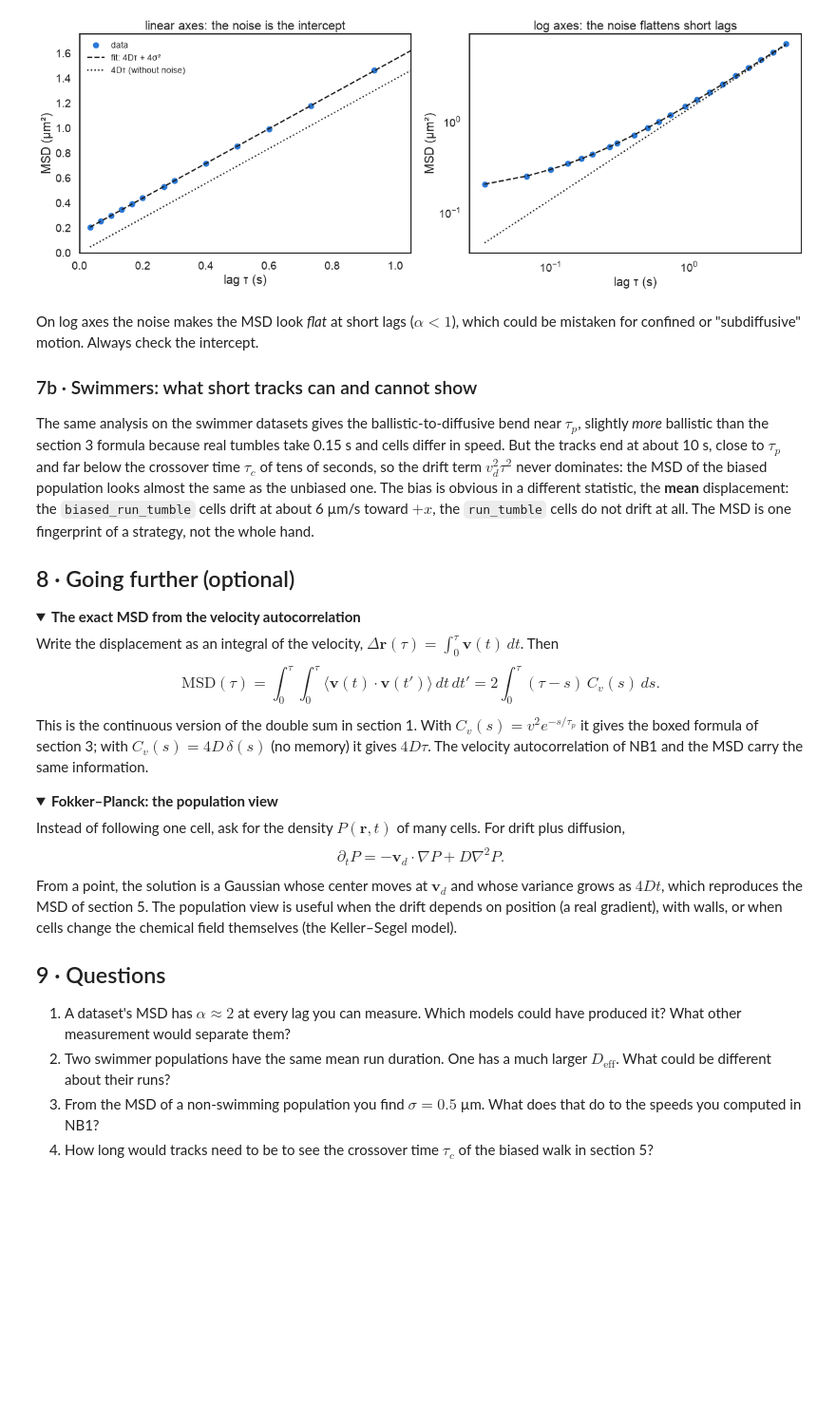
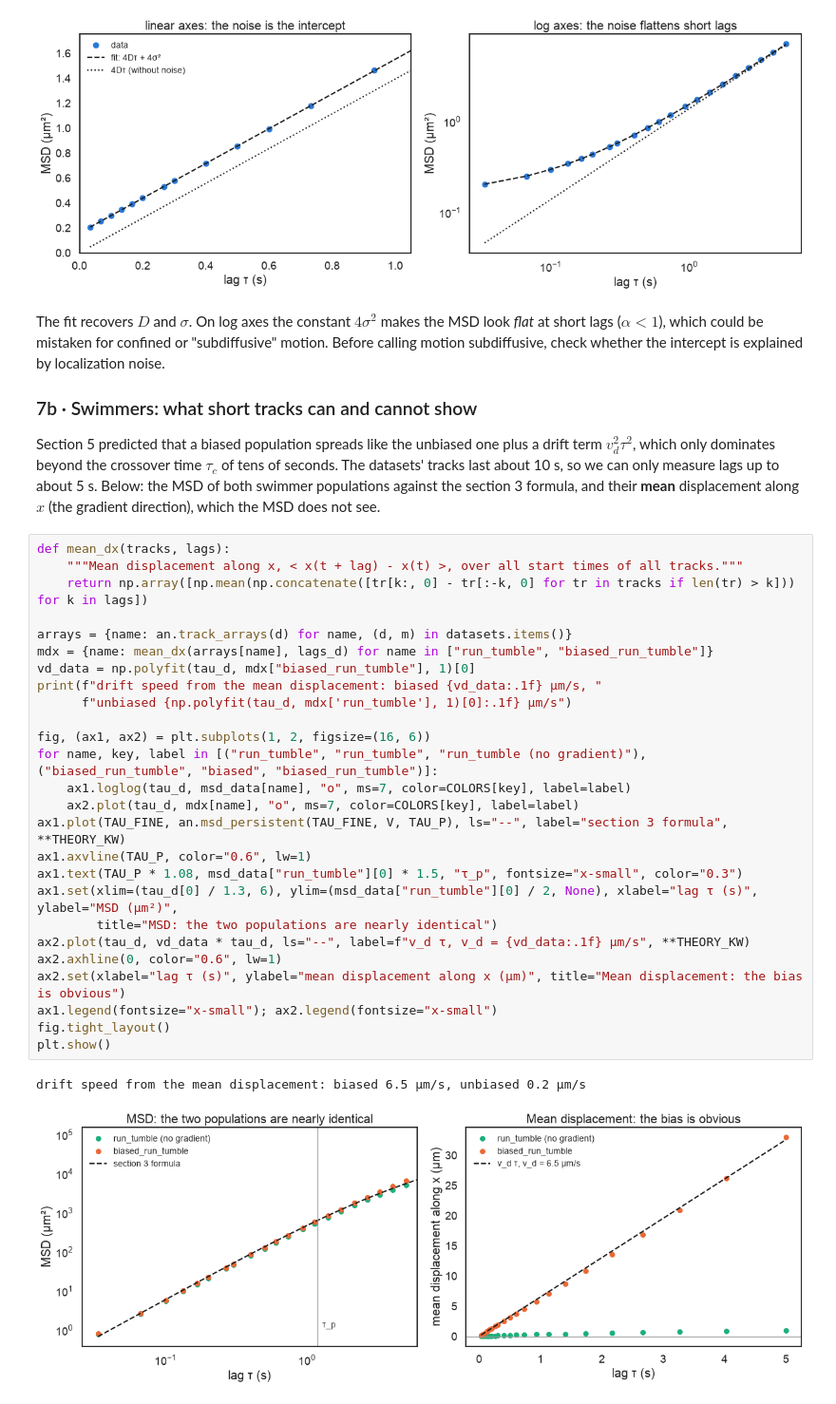
Before and after one commit to emonetlab/random_walk, a Jupyter notebook: notebooks/NB2_msd.ipynb, the cells around one changed output. Shown at 95% size. Cells and saved outputs as stored; diff of their text form; folded sections open; blank space fills up the shorter version.

```diff
--- a/notebooks/NB2_msd.ipynb
+++ b/notebooks/NB2_msd.ipynb
@@ -292,33 +315,37 @@ plt.show()
 fit: D = 0.35 µm²/s, σ = 0.20 µm   (true: D = 0.35, σ = 0.2)
 [figure]
 # %% [markdown]
-On log axes the noise makes the MSD look *flat* at short lags ($\alpha<1$), which could be mistaken for confined or "subdiffusive" motion. Always check the intercept.
+The fit recovers $D$ and $\sigma$. On log axes the constant $4\sigma^2$ makes the MSD look *flat* at short lags ($\alpha<1$), which could be mistaken for confined or "subdiffusive" motion. Before calling motion subdiffusive, check whether the intercept is explained by localization noise.
 
 ### 7b · Swimmers: what short tracks can and cannot show
 
-The same analysis on the swimmer datasets gives the ballistic-to-diffusive bend near $\tau_p$, slightly *more* ballistic than the section 3 formula because real tumbles take 0.15 s and cells differ in speed. But the tracks end at about 10 s, close to $\tau_p$ and far below the crossover time $\tau_c$ of tens of seconds, so the drift term $v_d^2\tau^2$ never dominates: the MSD of the biased population looks almost the same as the unbiased one. The bias is obvious in a different statistic, the **mean** displacement: the `biased_run_tumble` cells drift at about 6 µm/s toward $+x$, the `run_tumble` cells do not drift at all. The MSD is one fingerprint of a strategy, not the whole hand.
-
-## 8 · Going further (optional)
-
-<details>
-<summary><b>The exact MSD from the velocity autocorrelation</b></summary>
-
-Write the displacement as an integral of the velocity, $\Delta\mathbf r(\tau)=\int_0^\tau\mathbf v(t)\,dt$. Then
-$$\mathrm{MSD}(\tau)=\int_0^\tau\!\!\int_0^\tau\langle\mathbf v(t)\cdot\mathbf v(t')\rangle\,dt\,dt'=2\int_0^\tau(\tau-s)\,C_v(s)\,ds .$$
-This is the continuous version of the double sum in section 1. With $C_v(s)=v^2e^{-s/\tau_p}$ it gives the boxed formula of section 3; with $C_v(s)=4D\,\delta(s)$ (no memory) it gives $4D\tau$. The velocity autocorrelation of NB1 and the MSD carry the same information.
-</details>
-
-<details>
-<summary><b>Fokker–Planck: the population view</b></summary>
-
-Instead of following one cell, ask for the density $P(\mathbf r,t)$ of many cells. For drift plus diffusion,
-$$\partial_tP=-\mathbf v_d\cdot\nabla P+D\nabla^2P .$$
-From a point, the solution is a Gaussian whose center moves at $\mathbf v_d$ and whose variance grows as $4Dt$, which reproduces the MSD of section 5. The population view is useful when the drift depends on position (a real gradient), with walls, or when cells change the chemical field themselves (the Keller–Segel model).
-</details>
-
-## 9 · Questions
-
-1. A dataset's MSD has $\alpha\approx2$ at every lag you can measure. Which models could have produced it? What other measurement would separate them?
-2. Two swimmer populations have the same mean run duration. One has a much larger $D_\text{eff}$. What could be different about their runs?
-3. From the MSD of a non-swimming population you find $\sigma=0.5$ µm. What does that do to the speeds you computed in NB1?
-4. How long would tracks need to be to see the crossover time $\tau_c$ of the biased walk in section 5?
+Section 5 predicted that a biased population spreads like the unbiased one plus a drift term $v_d^2\tau^2$, which only dominates beyond the crossover time $\tau_c$ of tens of seconds. The datasets' tracks last about 10 s, so we can only measure lags up to about 5 s. Below: the MSD of both swimmer populations against the section 3 formula, and their **mean** displacement along $x$ (the gradient direction), which the MSD does not see.
+# %%
+def mean_dx(tracks, lags):
+    """Mean displacement along x, < x(t + lag) - x(t) >, over all start times of all tracks."""
+    return np.array([np.mean(np.concatenate([tr[k:, 0] - tr[:-k, 0] for tr in tracks if len(tr) > k])) for k in lags])
+
+arrays = {name: an.track_arrays(d) for name, (d, m) in datasets.items()}
+mdx = {name: mean_dx(arrays[name], lags_d) for name in ["run_tumble", "biased_run_tumble"]}
+vd_data = np.polyfit(tau_d, mdx["biased_run_tumble"], 1)[0]
+print(f"drift speed from the mean displacement: biased {vd_data:.1f} µm/s, "
+      f"unbiased {np.polyfit(tau_d, mdx['run_tumble'], 1)[0]:.1f} µm/s")
+
+fig, (ax1, ax2) = plt.subplots(1, 2, figsize=(16, 6))
+for name, key, label in [("run_tumble", "run_tumble", "run_tumble (no gradient)"), ("biased_run_tumble", "biased", "biased_run_tumble")]:
+    ax1.loglog(tau_d, msd_data[name], "o", ms=7, color=COLORS[key], label=label)
+    ax2.plot(tau_d, mdx[name], "o", ms=7, color=COLORS[key], label=label)
+ax1.plot(TAU_FINE, an.msd_persistent(TAU_FINE, V, TAU_P), ls="--", label="section 3 formula", **THEORY_KW)
+ax1.axvline(TAU_P, color="0.6", lw=1)
+ax1.text(TAU_P * 1.08, msd_data["run_tumble"][0] * 1.5, "τ_p", fontsize="x-small", color="0.3")
+ax1.set(xlim=(tau_d[0] / 1.3, 6), ylim=(msd_data["run_tumble"][0] / 2, None), xlabel="lag τ (s)", ylabel="MSD (µm²)",
+        title="MSD: the two populations are nearly identical")
+ax2.plot(tau_d, vd_data * tau_d, ls="--", label=f"v_d τ, v_d = {vd_data:.1f} µm/s", **THEORY_KW)
+ax2.axhline(0, color="0.6", lw=1)
+ax2.set(xlabel="lag τ (s)", ylabel="mean displacement along x (µm)", title="Mean displacement: the bias is obvious")
+ax1.legend(fontsize="x-small"); ax2.legend(fontsize="x-small")
+fig.tight_layout()
+plt.show()
+# %% [output]
+drift speed from the mean displacement: biased 6.5 µm/s, unbiased 0.2 µm/s
+[figure, added]
```
Also changed, not shown: parts of 6 cells of this notebook, 4 other files.
